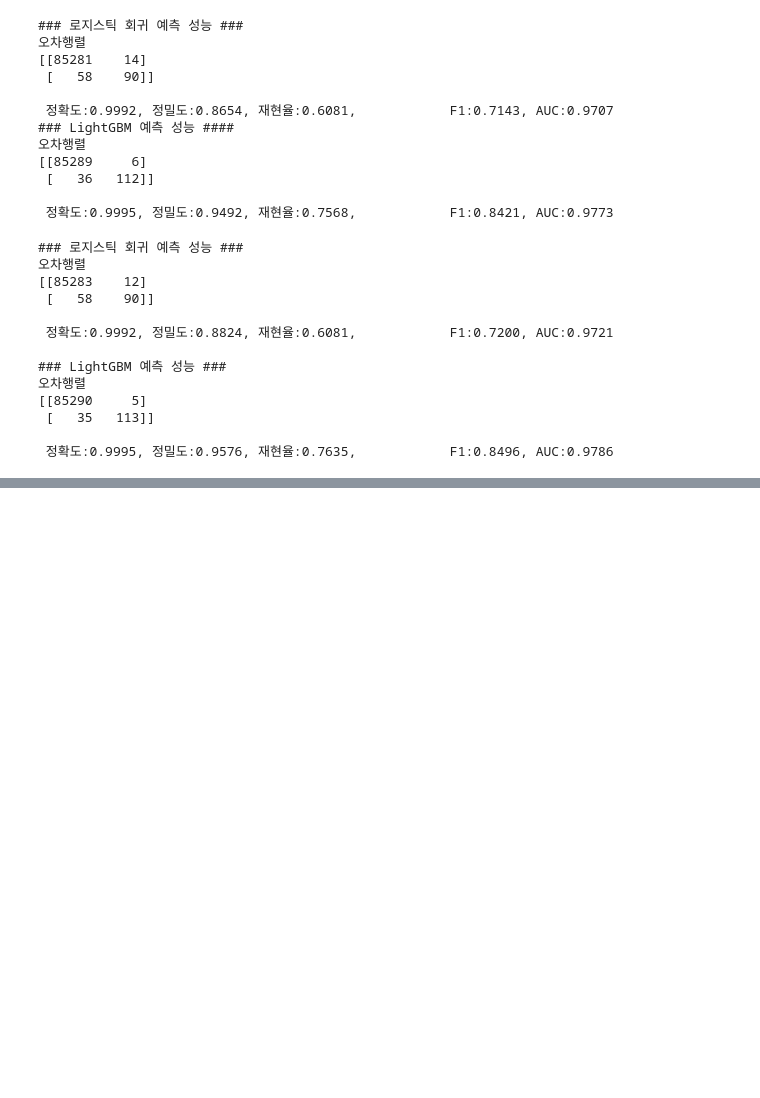
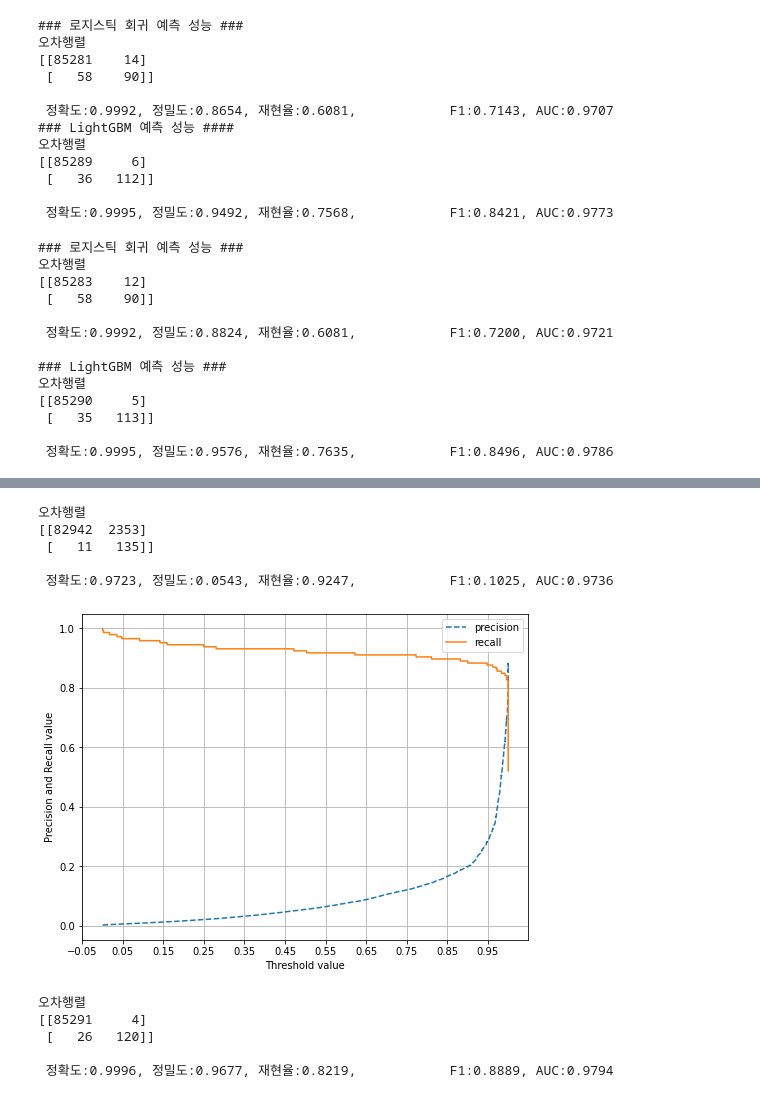
Before and after one commit to johyunkang/python-ml-guide, a Jupyter notebook: python_ml_perfect_guide_04_classifi_creditcardfraud.ipynb, the cells around one changed output, grey strips where cells are left out. Drawn from its saved outputs; the diff is of its cells as text; code cells hidden in the pictures; blank space fills up the shorter version.

Commit message:
SMOTE까지 완료

```diff
--- a/python_ml_perfect_guide_04_classifi_creditcardfraud.ipynb
+++ b/python_ml_perfect_guide_04_classifi_creditcardfraud.ipynb
@@ -237,0 +360,58 @@ p.271 부터
+# %%
+lr = LogisticRegression()
+
+# ftr_train 과 tgt_train 인자값이 SMOTE 증식된 x_train_over, y_train_over 로 변경됨에 유의
+get_model_train_eval(lr, ftr_train=x_train_over, ftr_test=x_test, tgt_train=y_train_over, tgt_test=y_test)
+
+# 위 실행 시 재현율은 높아지지만, 정밀도가 5%로 급격하게 낮아짐
+# 오차행렬
+# [[82942  2353]
+#  [   11   135]]
+#  정확도:0.9723, 정밀도:0.0543, 재현율:0.9247,            F1:0.1025, AUC:0.9736
+# %% [output]
+오차행렬
+[[82942  2353]
+ [   11   135]]
+
+ 정확도:0.9723, 정밀도:0.0543, 재현율:0.9247,            F1:0.1025, AUC:0.9736
+# %%
+# 정밀도와 재현율의 상관관계 형태를 시각화
+import matplotlib.pyplot as plt
+import matplotlib.ticker as ticker
+%matplotlib inline
+
+def precision_recall_curve_plot(y_test, pred_proba_c1) :
+    # threshold ndarray와 이 threshold에 따른 정밀도, 재현율 ndarray 추출.
+    precisions, recalls, thresholds = precision_recall_curve(y_test, pred_proba_c1)
+
+    # x 축을 threshold 값으로, y 축은 정밀도, 재현율 값으로 각각 plot 수행. 정밀도는 점선 표시
+    plt.figure(figsize=(8,6))
+    threshold_boundary = thresholds.shape[0]
+    plt.plot(thresholds, precisions[0:threshold_boundary], linestyle='--', label='precision')
+    plt.plot(thresholds, recalls[0:threshold_boundary], label='recall')
+
+    # threshold 값 x 축의 scale을 0.1 단위로 변경
+    start, end = plt.xlim()
+    plt.xticks(np.round(np.arange(start, end, 0.1), 2))
+
+    # x 축, y 축 label 과 legend, 그리고 grid 설정
+    plt.xlabel('Threshold value')
+    plt.ylabel('Precision and Recall value')
+    plt.legend()
+    plt.grid()
+    plt.show()
+# %%
+# 재현율과 정밀도의 관계를 파악하기 위해 시각화
+precision_recall_curve_plot(y_test, lr.predict_proba(x_test)[:, 1])
+# %% [output]
+[figure, added]
+# %%
+lgbm = LGBMClassifier(n_estimators=1000, num_leaves=64, n_jobs=-1, boost_from_average=False)
+
+get_model_train_eval(lgbm, ftr_train=x_train_over, ftr_test=x_test, tgt_train=y_train_over, tgt_test=y_test)
+# %% [output]
+오차행렬
+[[85291     4]
+ [   26   120]]
+
+ 정확도:0.9996, 정밀도:0.9677, 재현율:0.8219,            F1:0.8889, AUC:0.9794
```
Also changed, not shown: parts of 11 cells of this notebook.
